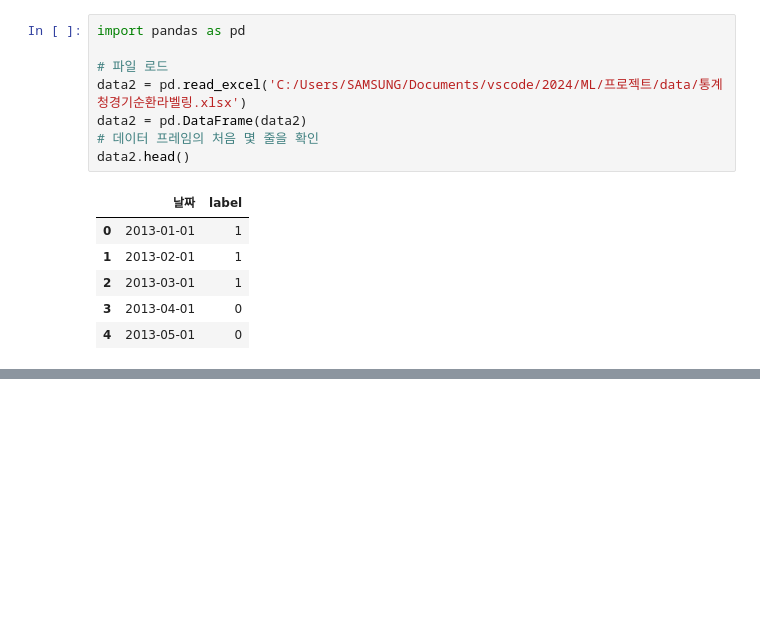
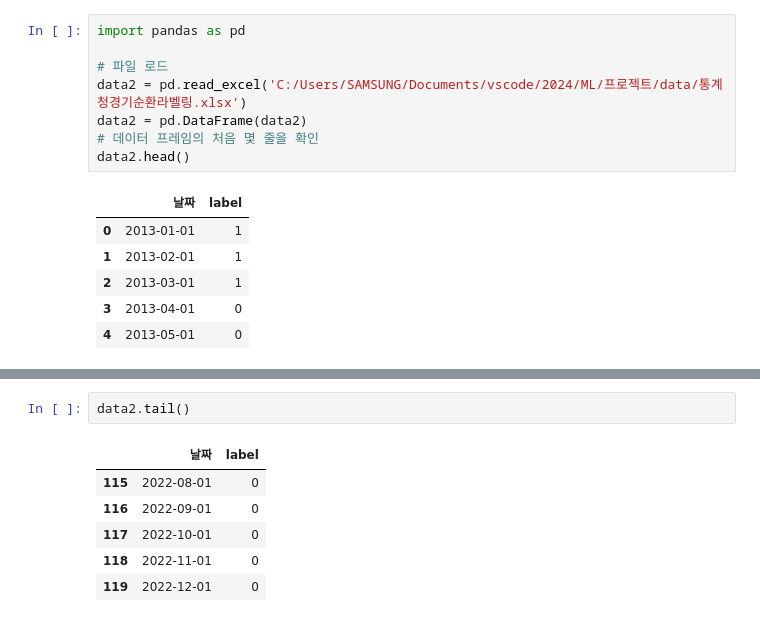
Before and after one commit to kimsierra/vscode, a Jupyter notebook: 2024/ML/프로젝트/코드/라벨링.ipynb, the cells around one changed output, grey strips where cells are left out. Drawn from its saved outputs; the diff is of its cells as text; blank space fills up the shorter version.

```diff
--- a/2024/ML/프로젝트/코드/라벨링.ipynb
+++ b/2024/ML/프로젝트/코드/라벨링.ipynb
@@ -219,3 +229,12 @@ data2.head()
+# %%
+data2.tail()
+# %% [output]
+|  | 날짜 | label |
+| 115 | 2022-08-01 | 0 |
+| 116 | 2022-09-01 | 0 |
+| 117 | 2022-10-01 | 0 |
+| 118 | 2022-11-01 | 0 |
+| 119 | 2022-12-01 | 0 |
 # %%
 data2['label'].value_counts()
 # %% [output]
```
Also changed, not shown: parts of 7 cells of this notebook, 7 other files.
